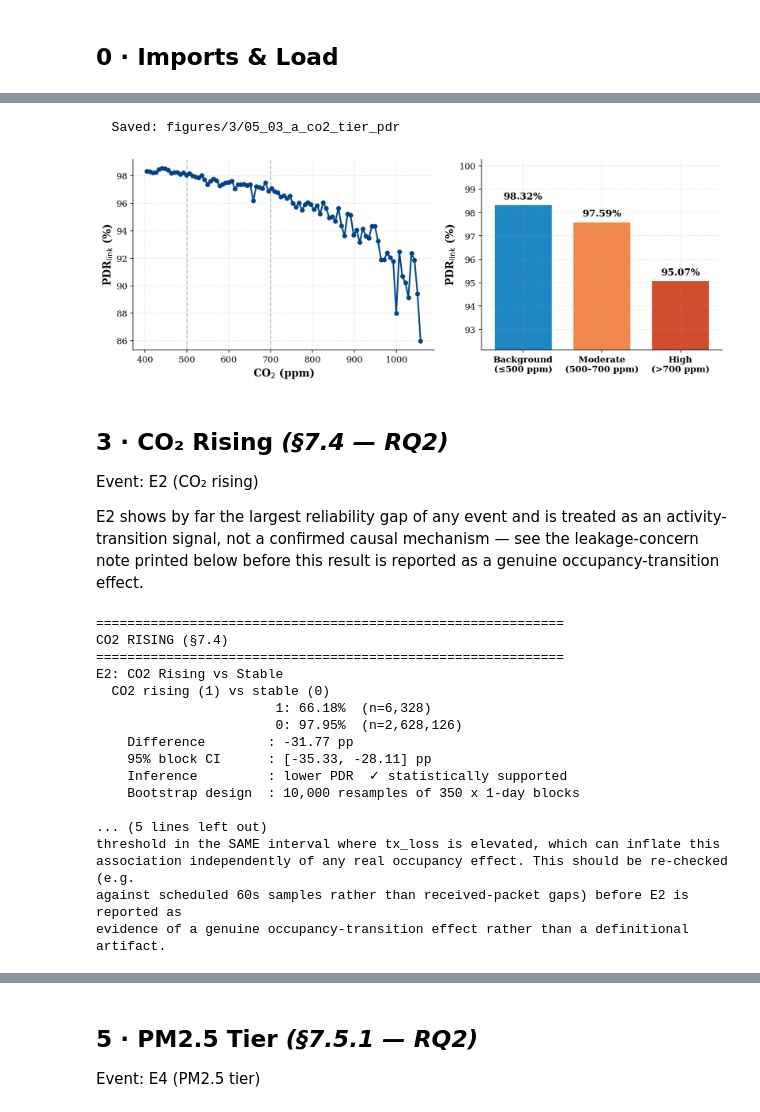
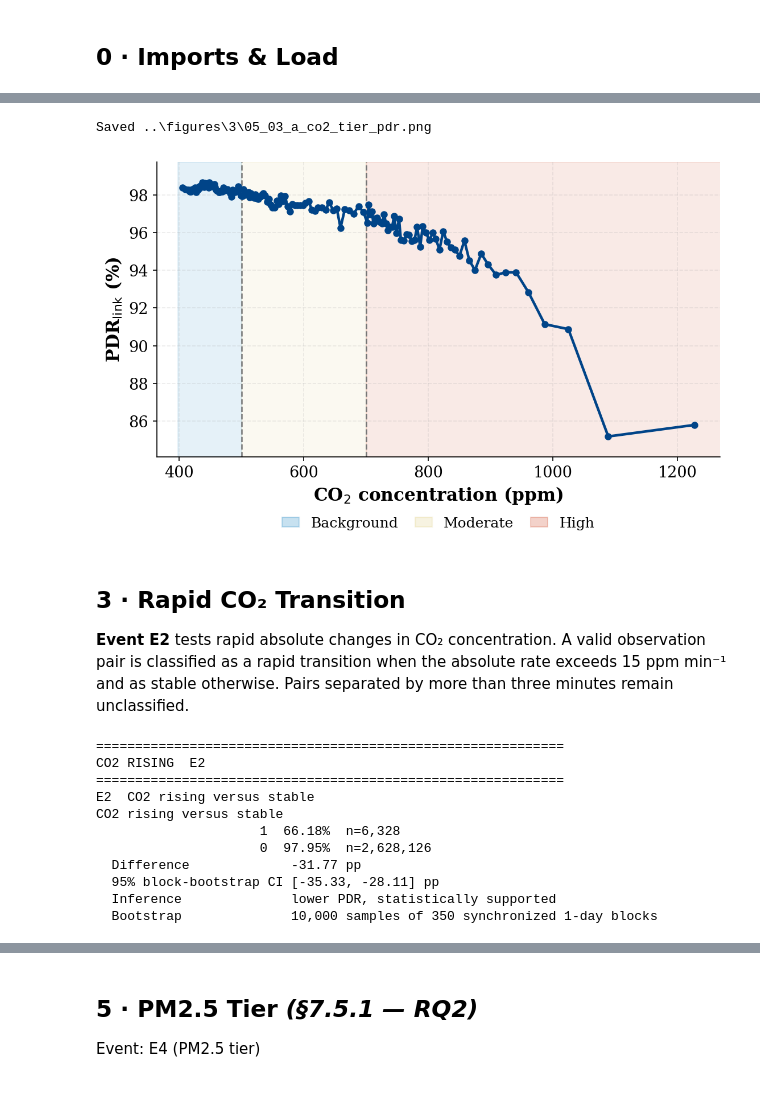
Before and after one commit to vincentmworia/Master-Thesis-Reliability-Analysis-of-Indoor-LoRaWAN-Links-using-packet-counter-reconstruction, a Jupyter notebook: notebooks/03_statistical_analysis.ipynb, the cells around one changed output, grey strips where cells are left out. Drawn from its saved outputs; the diff is of its cells as text; code cells hidden in the pictures.

```diff
--- a/notebooks/03_statistical_analysis.ipynb
+++ b/notebooks/03_statistical_analysis.ipynb
@@ -423,66 +647,45 @@ E1: High vs Background CO2 (key comparison)
 # %%
-# Fig 05-03-a — CO2 Tier PDR (E1)
-tiers    = ['background', 'moderate', 'high']
-xlabs_e1 = ['Background\n(\u2264500 ppm)', 'Moderate\n(500\u2013700 ppm)', 'High\n(>700 ppm)']
-pdrs_e1  = [pdr_grp(df_link[df_link['e1_co2_tier'] == t]) for t in tiers]
-colors_e1 = [C['blue'], C['orange'], C['red']]
-
-fig, axL, axR = event_panels()
-pdr_profile(axL, df_link, 'co2', boundaries=[500, 700],
-            xlabel='CO$_2$ (ppm)', color=C['navy'])
-tier_bars(axR, pdrs_e1, xlabs_e1, colors_e1)
+# Fig 05-03-a — CO2 concentration profile (E1)
+fig, ax = event_panel()
+e1_profile = pdr_profile(
+    ax,
+    df_link,
+    'co2',
+    boundaries=[500, 700],
+    tier_colors=[C['blue'], C['yellow'], C['red']],
+    tier_labels=['Background', 'Moderate', 'High'],
+    xlabel='CO$_2$ concentration (ppm)',
+    color=C['navy'],
+)
 
 fig.tight_layout()
 save_fig(fig, '05_03_a_co2_tier_pdr')
 # %% [output]
-  Saved: figures/3/05_03_a_co2_tier_pdr
+Saved ..\figures\3\05_03_a_co2_tier_pdr.png
-[figure, old version]
+[figure, new version]
 # %% [markdown]
-## 3 · CO₂ Rising  *(§7.4 — RQ2)*
+## 3 · Rapid CO₂ Transition
 
-Event: E2 (CO₂ rising)
-
-E2 shows by far the largest reliability gap of any event and is treated as an
-activity-transition signal, not a confirmed causal mechanism — see the
-leakage-concern note printed below before this result is reported as a
-genuine occupancy-transition effect.
+**Event E2** tests rapid absolute changes in CO₂ concentration. A valid observation pair is classified as a rapid transition when the absolute rate exceeds 15 ppm min⁻¹ and as stable otherwise. Pairs separated by more than three minutes remain unclassified.
 # %%
 print('=' * 60)
-print('CO2 RISING (§7.4)')
+print('CO2 RISING  E2')
 print('=' * 60)
 
-# E2: CO2 rising
-print('E2: CO2 Rising vs Stable')
+print('E2  CO2 rising versus stable')
 r = pdr_compare(df_link, 'e2_co2_rising', 1, 0)
-print_comparison(r, 'CO2 rising (1) vs stable (0)')
+print_comparison(r, 'CO2 rising versus stable')
 occupancy_results['E2_rising'] = r
-
-print('''
-E2 shows by far the largest reliability gap in the taxonomy. This is treated as an
-activity-transition SIGNAL, not a confirmed causal mechanism -- the event is defined as
-CO2.diff() > 15ppm between consecutive RECEIVED packets, not consecutive scheduled 60s
-samples. A long packet-loss gap mechanically gives CO2 more time to drift past the 15ppm
-threshold in the SAME interval where tx_loss is elevated, which can inflate this
-association independently of any real occupancy effect. This should be re-checked (e.g.
-against scheduled 60s samples rather than received-packet gaps) before E2 is reported as
-evidence of a genuine occupancy-transition effect rather than a definitional artifact.
-''')
 # %% [output]
 ============================================================
-CO2 RISING (§7.4)
+CO2 RISING  E2
 ============================================================
-E2: CO2 Rising vs Stable
-  CO2 rising (1) vs stable (0)
-                       1: 66.18%  (n=6,328)
-                       0: 97.95%  (n=2,628,126)
-    Difference        : -31.77 pp
-    95% block CI      : [-35.33, -28.11] pp
-    Inference         : lower PDR  ✓ statistically supported
-    Bootstrap design  : 10,000 resamples of 350 x 1-day blocks
-
-... (5 lines left out)
-threshold in the SAME interval where tx_loss is elevated, which can inflate this
-association independently of any real occupancy effect. This should be re-checked (e.g.
-against scheduled 60s samples rather than received-packet gaps) before E2 is reported as
-evidence of a genuine occupancy-transition effect rather than a definitional artifact.
+E2  CO2 rising versus stable
+CO2 rising versus stable
+                     1  66.18%  n=6,328
+                     0  97.95%  n=2,628,126
+  Difference             -31.77 pp
+  95% block-bootstrap CI [-35.33, -28.11] pp
+  Inference              lower PDR, statistically supported
+  Bootstrap              10,000 samples of 350 synchronized 1-day blocks
 # %%
```
Also changed, not shown: parts of 40 cells of this notebook, 7 other files.
